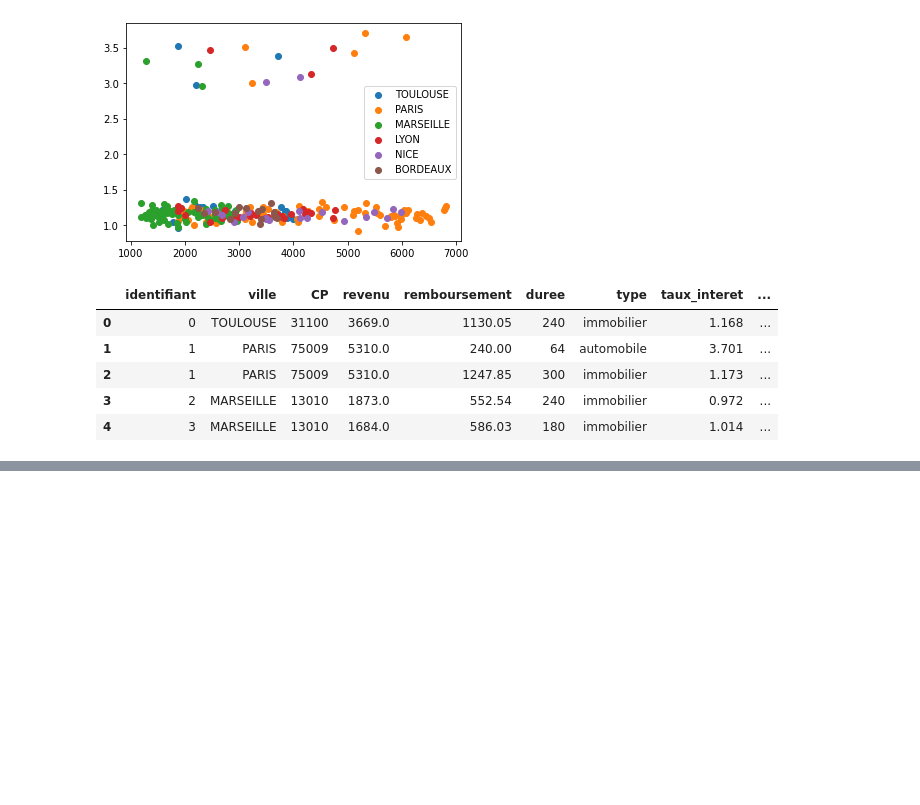
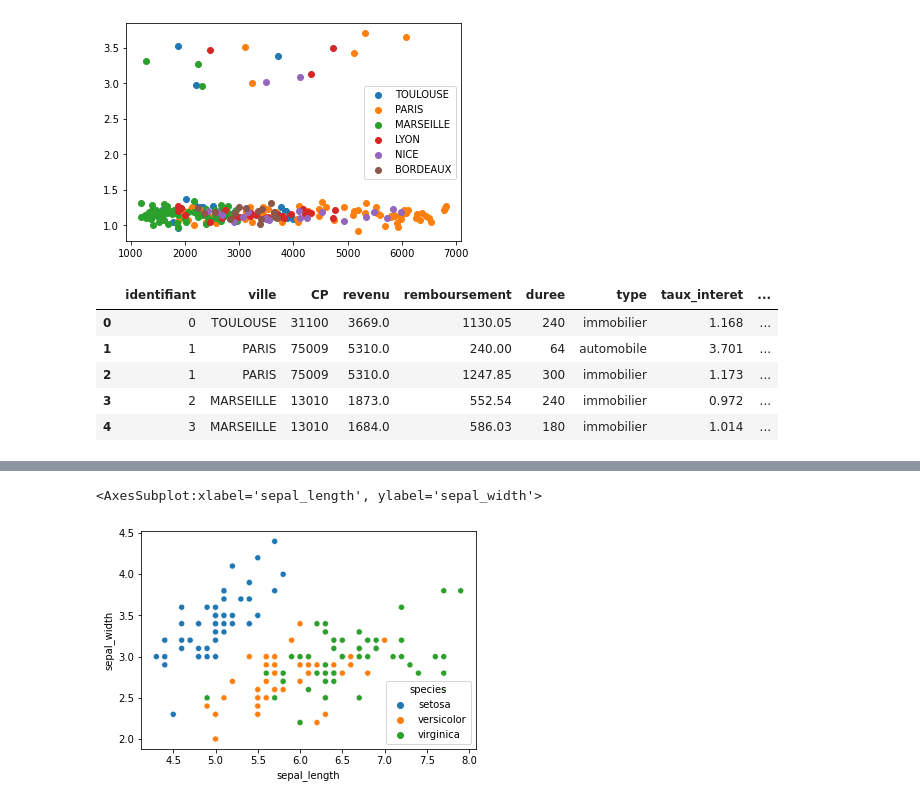
Before and after one commit to Charlot-DEDJINOU/Data-scientist, a Jupyter notebook: Les librairies Python pour la Data Science/matplotlib.ipynb, the cells around one changed output, grey strips where cells are left out. Saved outputs shown, nothing was run; the diff lists cells and outputs as text; code cells hidden in the pictures; blank space fills up the shorter version.

Commit message:
seaborn

```diff
--- a/Les librairies Python pour la Data Science/matplotlib.ipynb
+++ b/Les librairies Python pour la Data Science/matplotlib.ipynb
@@ -91,0 +115,8 @@ plt.show()
+# %%
+import seaborn as sns
+iris = sns.load_dataset('iris')
+
+sns.scatterplot(data=iris, x='sepal_length', y='sepal_width', hue='species')
+# %% [output]
+<AxesSubplot:xlabel='sepal_length', ylabel='sepal_width'>
+[figure, added]
```
Also changed, not shown: parts of 5 cells of this notebook.
